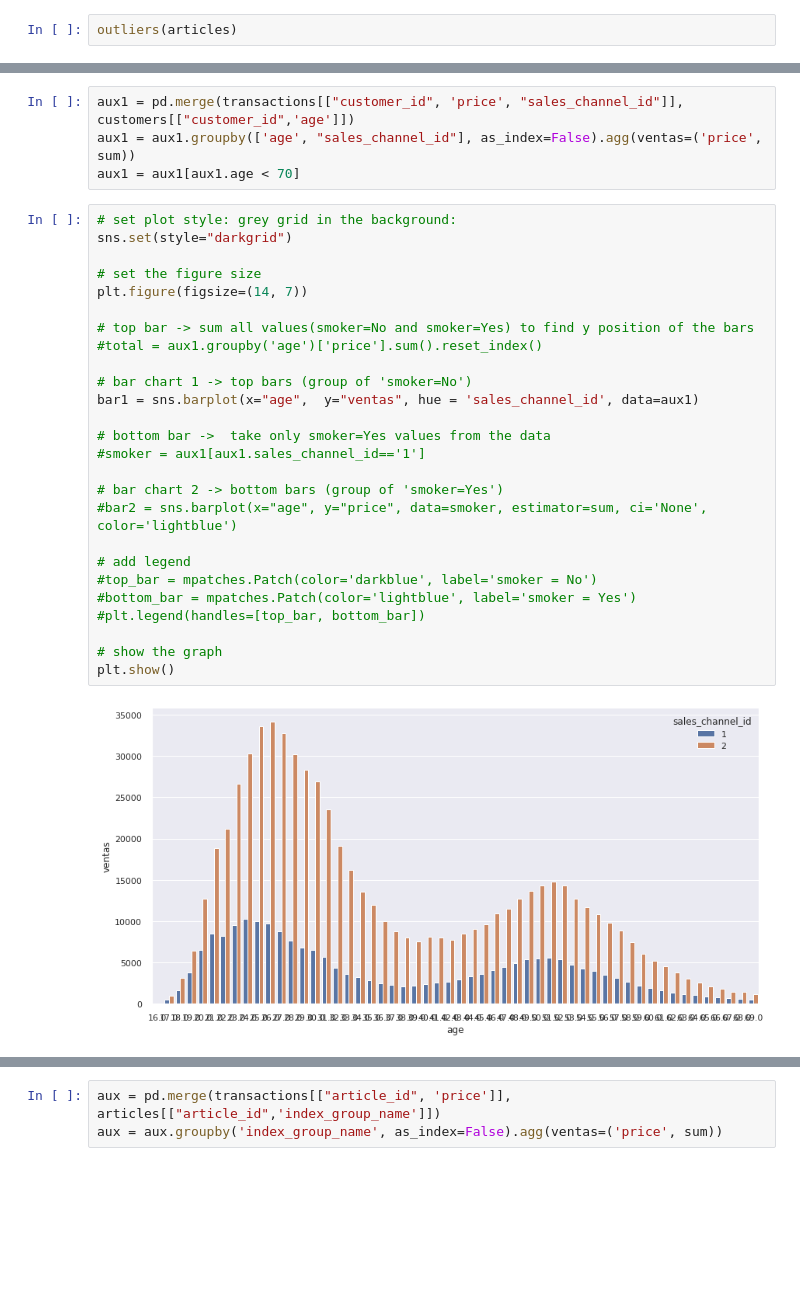
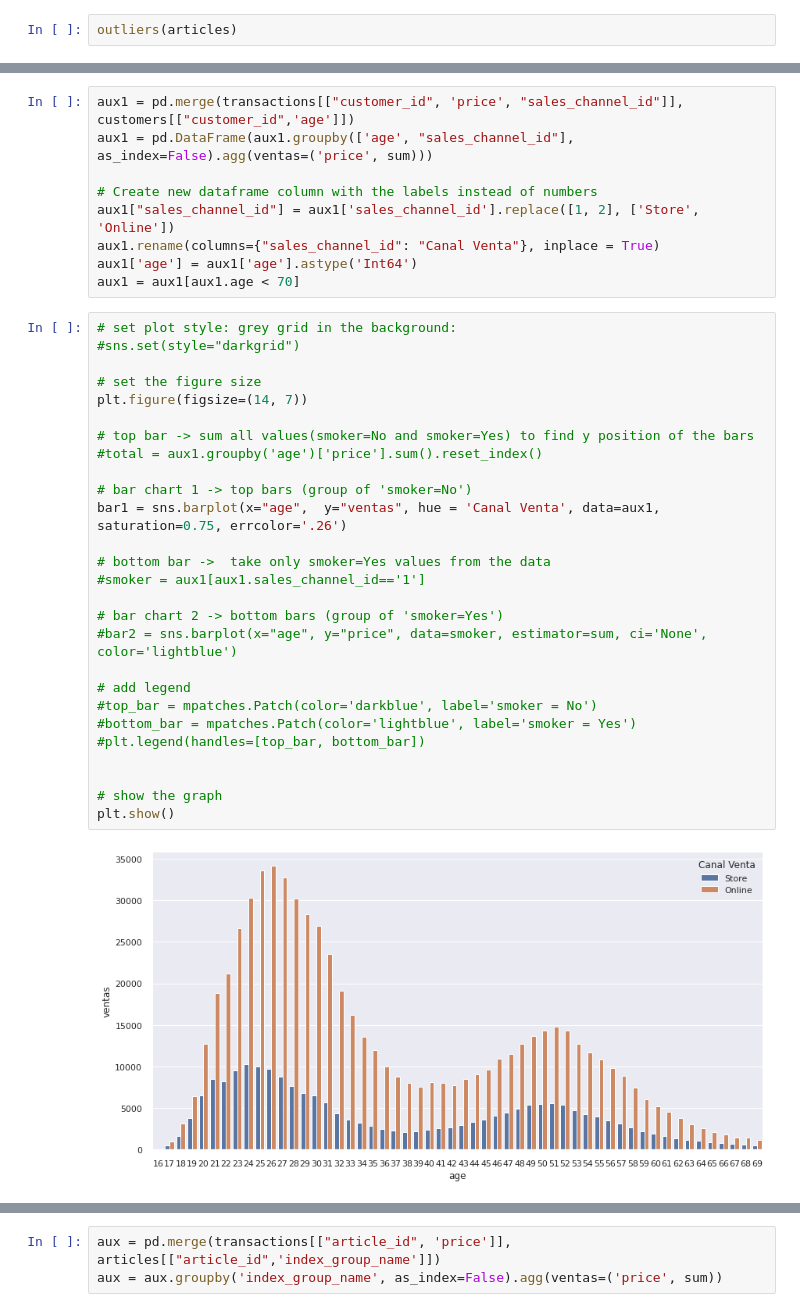
Before and after one commit to AndresPerelmuter/Customers-Segmentation---Clustering, a Jupyter notebook: Cluster_H&M.ipynb, the cells around one changed output, grey strips where cells are left out. Cells and saved outputs as stored; diff of their text form; blank space fills up the shorter version.

```diff
--- a/Cluster_H&M.ipynb
+++ b/Cluster_H&M.ipynb
@@ -291,32 +317,38 @@ outliers(articles)
 # %%
 aux1 = pd.merge(transactions[["customer_id", 'price', "sales_channel_id"]], customers[["customer_id",'age']])
-aux1 = aux1.groupby(['age', "sales_channel_id"], as_index=False).agg(ventas=('price', sum))
+aux1 = pd.DataFrame(aux1.groupby(['age', "sales_channel_id"], as_index=False).agg(ventas=('price', sum)))
+
+# Create new dataframe column with the labels instead of numbers
+aux1["sales_channel_id"] = aux1['sales_channel_id'].replace([1, 2], ['Store', 'Online'])
+aux1.rename(columns={"sales_channel_id": "Canal Venta"}, inplace = True)
+aux1['age'] = aux1['age'].astype('Int64')
 aux1 = aux1[aux1.age < 70]
 # %%
 # set plot style: grey grid in the background:
-sns.set(style="darkgrid")
+#sns.set(style="darkgrid")
 
 # set the figure size
 plt.figure(figsize=(14, 7))
 
 # top bar -> sum all values(smoker=No and smoker=Yes) to find y position of the bars
 #total = aux1.groupby('age')['price'].sum().reset_index()
 
 # bar chart 1 -> top bars (group of 'smoker=No')
-bar1 = sns.barplot(x="age",  y="ventas", hue = 'sales_channel_id', data=aux1)
+bar1 = sns.barplot(x="age",  y="ventas", hue = 'Canal Venta', data=aux1, saturation=0.75, errcolor='.26')
 
 # bottom bar ->  take only smoker=Yes values from the data
 #smoker = aux1[aux1.sales_channel_id=='1']
 
 # bar chart 2 -> bottom bars (group of 'smoker=Yes')
 #bar2 = sns.barplot(x="age", y="price", data=smoker, estimator=sum, ci='None',  color='lightblue')
 
 # add legend
 #top_bar = mpatches.Patch(color='darkblue', label='smoker = No')
 #bottom_bar = mpatches.Patch(color='lightblue', label='smoker = Yes')
 #plt.legend(handles=[top_bar, bottom_bar])
 
+
 # show the graph
 plt.show()
 # %% [output]
-[figure, old version]
+[figure, new version]
```
Also changed, not shown: parts of 9 cells of this notebook.
